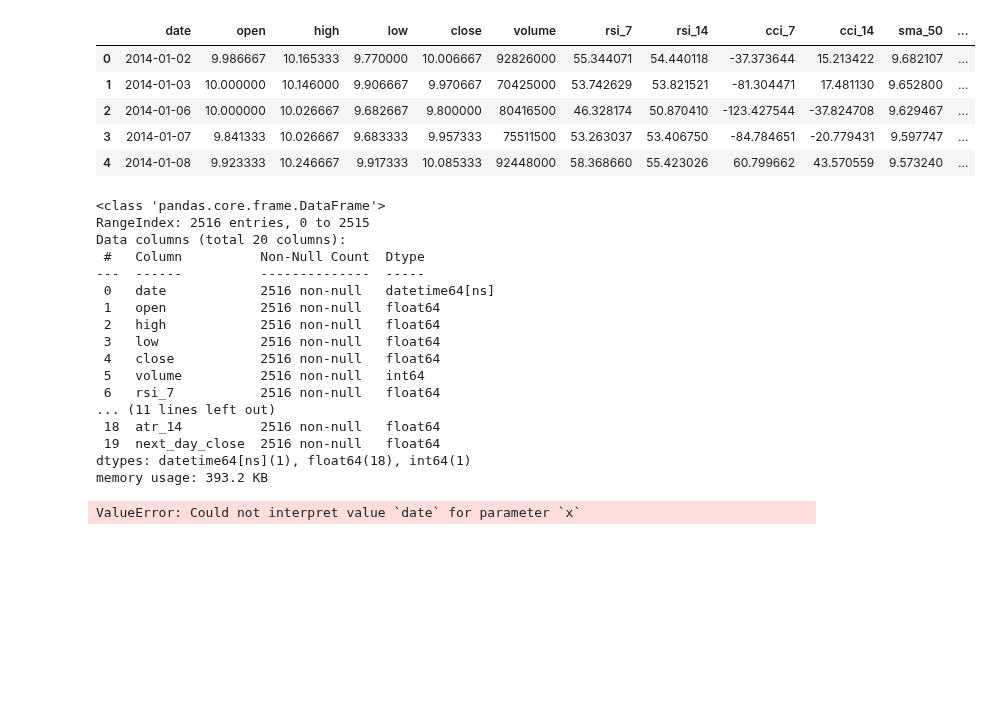
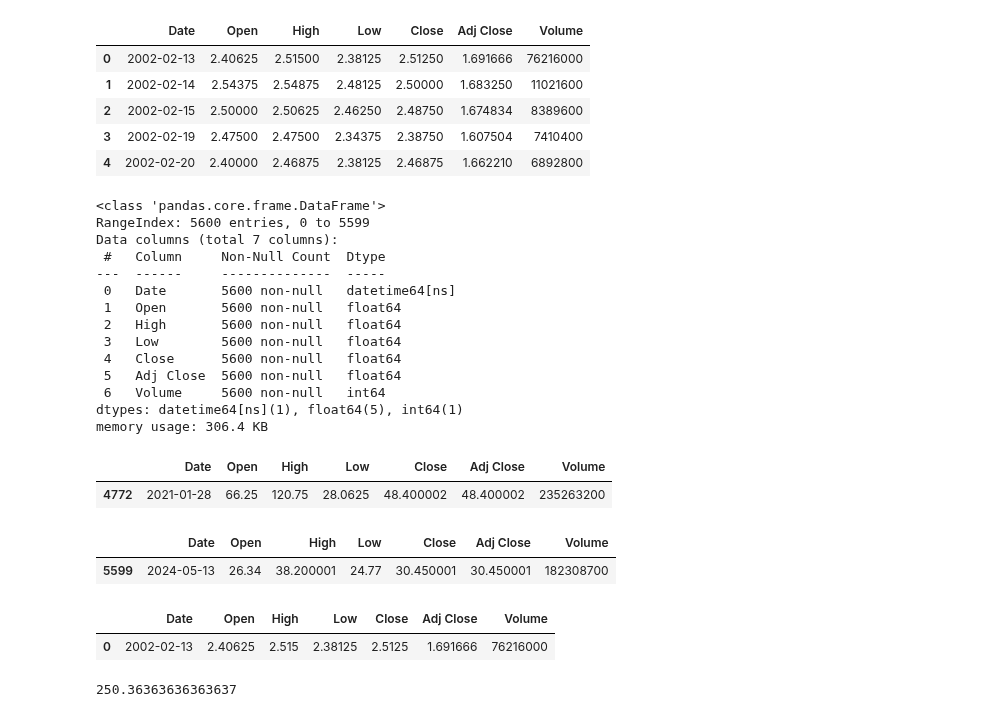
Before and after one commit to Google-Stein/CCIC-Artificial-Intelligence, a Jupyter notebook: Semester 1/Stoncs!/Untitled.ipynb, the cells around one changed output. Drawn from its saved outputs; the diff is of its cells as text; code cells hidden in the pictures; blank space fills up the shorter version.

```diff
--- a/Semester 1/Stoncs!/Untitled.ipynb
+++ b/Semester 1/Stoncs!/Untitled.ipynb
@@ -1,38 +1,58 @@
 # %%
 import pandas as pd
 import seaborn as sns
-import numpy as np
 
-df = pd.read_json('tsla.json')
-df.head()
+data = pd.read_json('gme.json')
+data.head()
 # %% [output]
-|  | date | open | high | low | close | volume | rsi_7 | rsi_14 | cci_7 | cci_14 | sma_50 | ... |
-| 0 | 2014-01-02 | 9.986667 | 10.165333 | 9.770000 | 10.006667 | 92826000 | 55.344071 | 54.440118 | -37.373644 | 15.213422 | 9.682107 | ... |
-| 1 | 2014-01-03 | 10.000000 | 10.146000 | 9.906667 | 9.970667 | 70425000 | 53.742629 | 53.821521 | -81.304471 | 17.481130 | 9.652800 | ... |
-| 2 | 2014-01-06 | 10.000000 | 10.026667 | 9.682667 | 9.800000 | 80416500 | 46.328174 | 50.870410 | -123.427544 | -37.824708 | 9.629467 | ... |
-| 3 | 2014-01-07 | 9.841333 | 10.026667 | 9.683333 | 9.957333 | 75511500 | 53.263037 | 53.406750 | -84.784651 | -20.779431 | 9.597747 | ... |
-| 4 | 2014-01-08 | 9.923333 | 10.246667 | 9.917333 | 10.085333 | 92448000 | 58.368660 | 55.423026 | 60.799662 | 43.570559 | 9.573240 | ... |
+|  | Date | Open | High | Low | Close | Adj Close | Volume |
+| 0 | 2002-02-13 | 2.40625 | 2.51500 | 2.38125 | 2.51250 | 1.691666 | 76216000 |
+| 1 | 2002-02-14 | 2.54375 | 2.54875 | 2.48125 | 2.50000 | 1.683250 | 11021600 |
+| 2 | 2002-02-15 | 2.50000 | 2.50625 | 2.46250 | 2.48750 | 1.674834 | 8389600 |
+| 3 | 2002-02-19 | 2.47500 | 2.47500 | 2.34375 | 2.38750 | 1.607504 | 7410400 |
+| 4 | 2002-02-20 | 2.40000 | 2.46875 | 2.38125 | 2.46875 | 1.662210 | 6892800 |
 # %%
-df.info()
+data.info()
 # %% [output]
 <class 'pandas.core.frame.DataFrame'>
-RangeIndex: 2516 entries, 0 to 2515
-Data columns (total 20 columns):
- #   Column          Non-Null Count  Dtype
----  ------          --------------  -----
- 0   date            2516 non-null   datetime64[ns]
- 1   open            2516 non-null   float64
- 2   high            2516 non-null   float64
- 3   low             2516 non-null   float64
- 4   close           2516 non-null   float64
- 5   volume          2516 non-null   int64
- 6   rsi_7           2516 non-null   float64
-... (11 lines left out)
- 18  atr_14          2516 non-null   float64
- 19  next_day_close  2516 non-null   float64
-dtypes: datetime64[ns](1), float64(18), int64(1)
-memory usage: 393.2 KB
+RangeIndex: 5600 entries, 0 to 5599
+Data columns (total 7 columns):
+ #   Column     Non-Null Count  Dtype
+---  ------     --------------  -----
+ 0   Date       5600 non-null   datetime64[ns]
+ 1   Open       5600 non-null   float64
+ 2   High       5600 non-null   float64
+ 3   Low        5600 non-null   float64
+ 4   Close      5600 non-null   float64
+ 5   Adj Close  5600 non-null   float64
+ 6   Volume     5600 non-null   int64
+dtypes: datetime64[ns](1), float64(5), int64(1)
+memory usage: 306.4 KB
-# %%
-sns.scatterplot(df=df, y='High', x='date')
-# %% [output]
-ValueError: Could not interpret value `date` for parameter `x`
+# %%
+data[data['High'] == data['High'].max()]
+# %% [output]
+|  | Date | Open | High | Low | Close | Adj Close | Volume |
+| 4772 | 2021-01-28 | 66.25 | 120.75 | 28.0625 | 48.400002 | 48.400002 | 235263200 |
+# %%
+maxDate = data[data['Date'] == data['Date'].max()]
+maxDate
+# %% [output]
+|  | Date | Open | High | Low | Close | Adj Close | Volume |
+| 5599 | 2024-05-13 | 26.34 | 38.200001 | 24.77 | 30.450001 | 30.450001 | 182308700 |
+# %%
+minDate = data[data['Date'] == data['Date'].min()]
+minDate
+# %% [output]
+|  | Date | Open | High | Low | Close | Adj Close | Volume |
+| 0 | 2002-02-13 | 2.40625 | 2.515 | 2.38125 | 2.5125 | 1.691666 | 76216000 |
+# %%
+years = {}
+for i in range(len(data)):
+    year = data.loc[i]['Date'].year
+    if year not in years.keys() and year != 2024:
+        years[year] = 1
+    elif year in years.keys() and year != 2024:
+        years[year] += 1
+sum(years.values())/len(years)
+# %% [output]
+250.36363636363637
```
Also changed, not shown: 4 other files.
